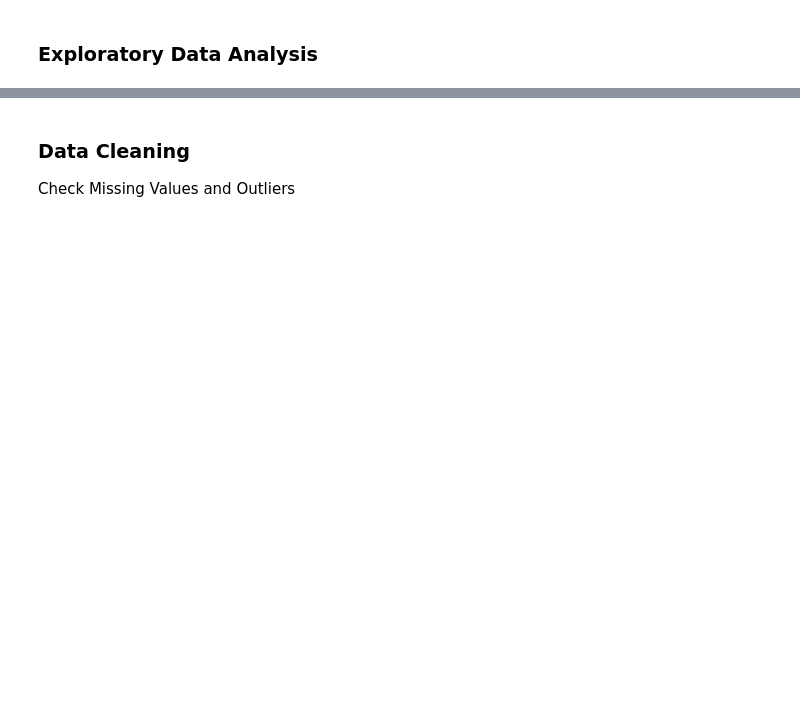
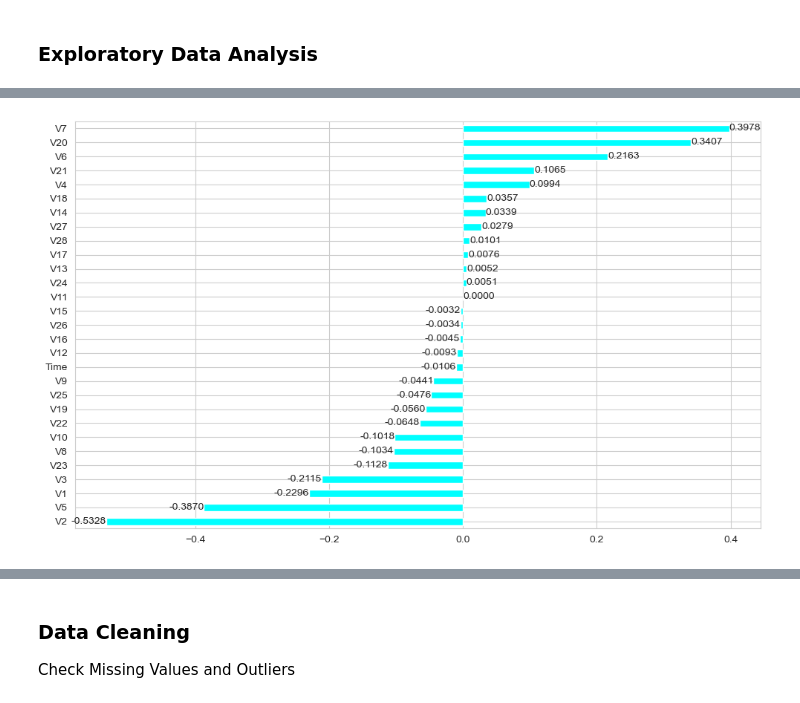
Before and after one commit to yildiz3/Capstone_Projects, a Jupyter notebook: 3_DS_Capstone_Projects_(Fraud Detection)/Fraud Detection_Student_V3.ipynb, the cells around one changed output, grey strips where cells are left out. Cells and saved outputs as stored; diff of their text form; code cells hidden in the pictures; blank space fills up the shorter version.

```diff
--- a/3_DS_Capstone_Projects_(Fraud Detection)/Fraud Detection_Student_V3.ipynb
+++ b/3_DS_Capstone_Projects_(Fraud Detection)/Fraud Detection_Student_V3.ipynb
@@ -96,0 +533,8 @@ In the final step, you will deploy your model using ***Streamlit API***.
+# %%
+ax = df2.corr()["Amount"][:-2].sort_values().plot(kind="barh", color="cyan")
+ax.bar_label(ax.containers[0], fmt="%.4f")
+
+plt.tight_layout()
+plt.show()
+# %% [output]
+[figure, added]
```
Also changed, not shown: parts of 46 cells of this notebook.
